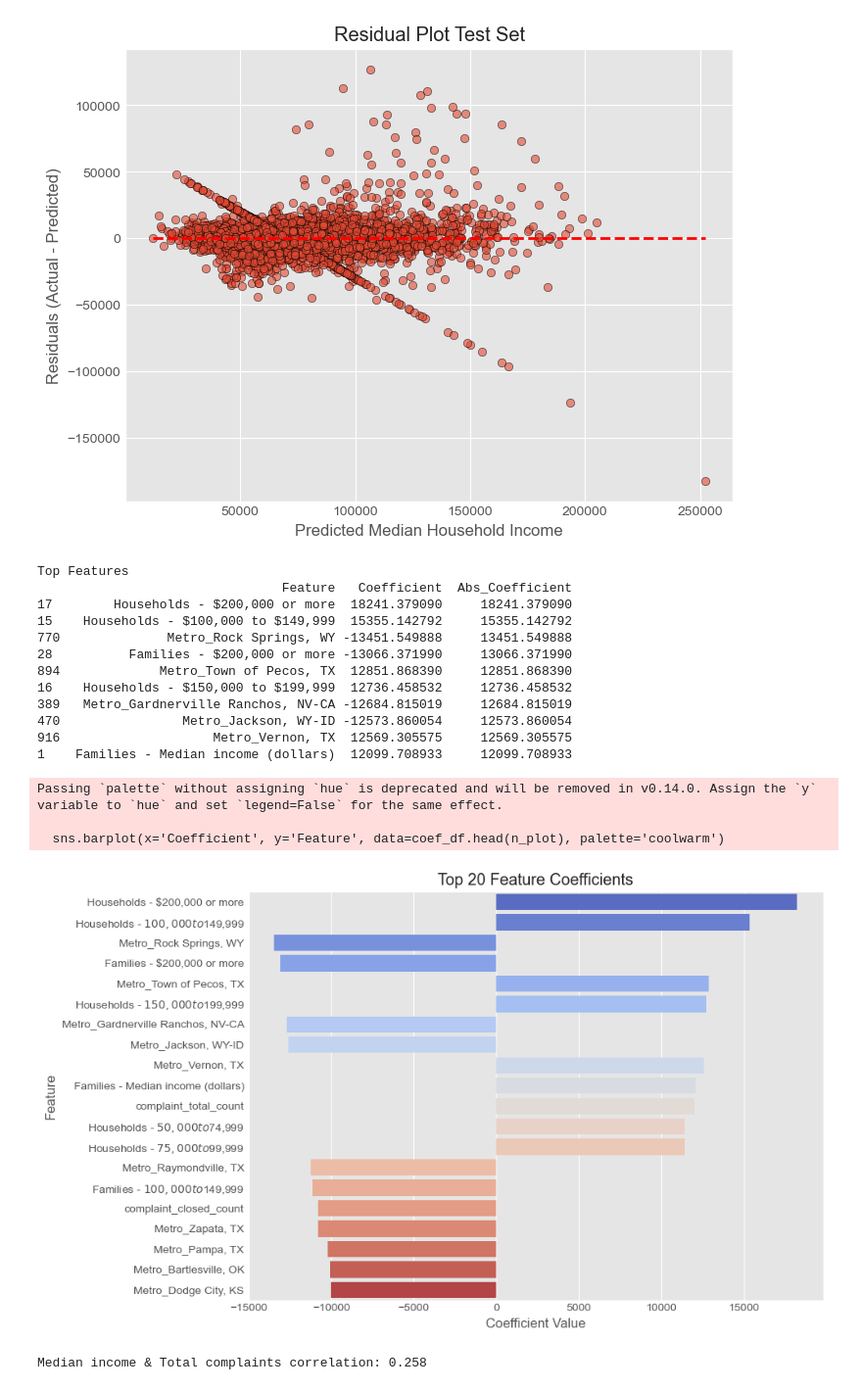
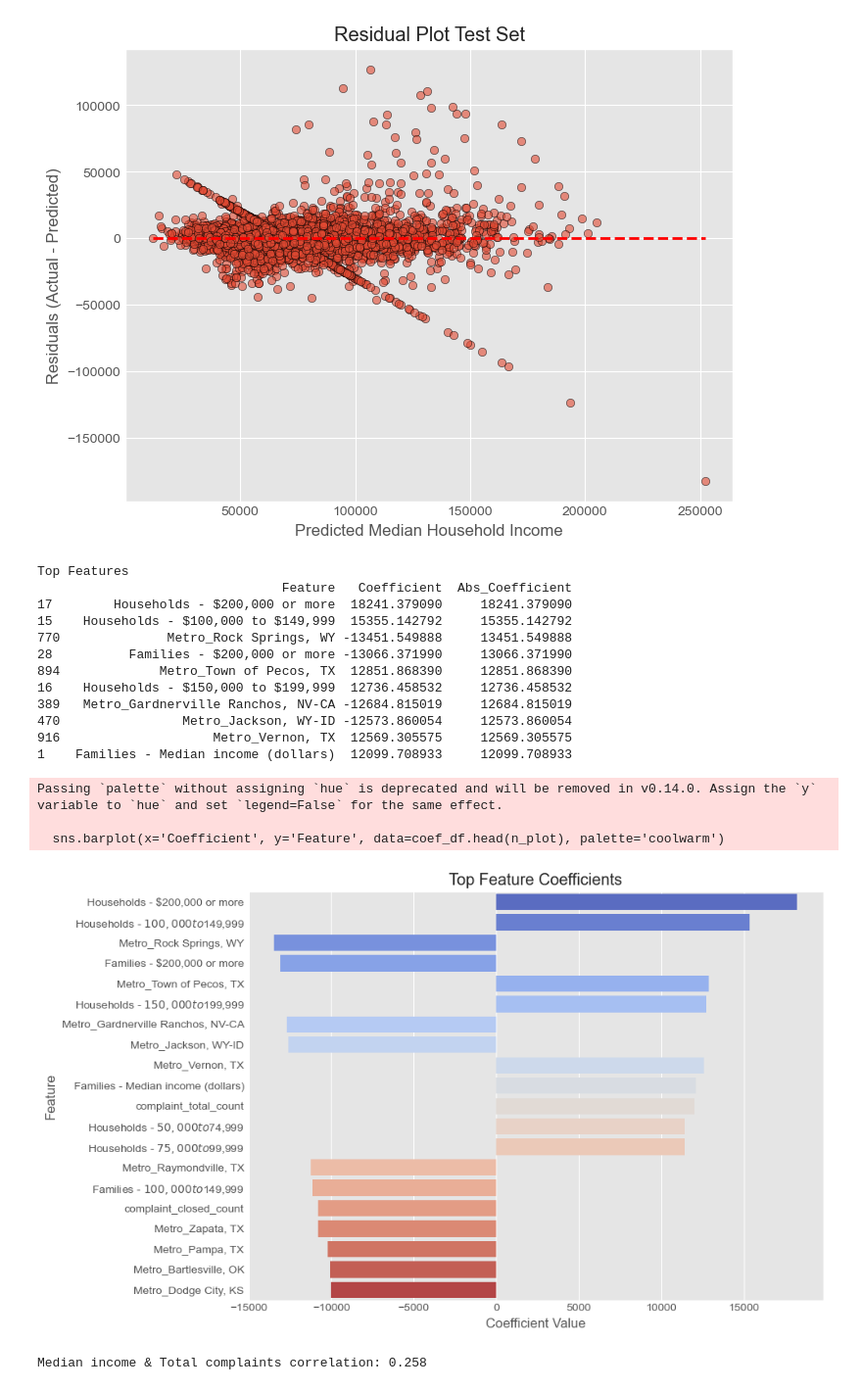
Before and after one commit to CrimsonCovenant/BankCustomerChurnProject, a Jupyter notebook: models.ipynb, the cells around one changed output. Shown at 98% size. Drawn from its saved outputs; the diff is of its cells as text; code cells hidden in the pictures.

```diff
--- a/models.ipynb
+++ b/models.ipynb
@@ -488,18 +488,16 @@ if 'ZIP' in df_income.columns:
 # %%
 if 'zip_code' in df_income.columns:
     df_income['zip_code'] = df_income['zip_code'].apply(clean_zip)
-    df_income.dropna(subset=['zip_code'], inplace=True) # Remove rows with invalid ZIPs
-    # Define target variable
+    df_income.dropna(subset=['zip_code'], inplace=True)
     income_target_col = 'Households - Median income (dollars)'
     if income_target_col in df_income.columns:
         df_income[income_target_col] = safe_to_numeric(df_income[income_target_col])
-        # Remove rows where target is missing or non-positive
         df_income = df_income[df_income[income_target_col] > 0]
         print(f"Target variable '{income_target_col}' prepared.")
     else:
-        raise ValueError(f"Target income column '{income_target_col}' not found.")
-    print(f"Income data shape after cleaning: {df_income.shape}")
+        raise ValueError(f"Target income column {income_target_col}")
+    print(f"Income data shape after cleaning {df_income.shape}")
 else:
-    raise ValueError("Column 'zip_code' not found in national_income data.")
+    raise ValueError("zip_code might have error")
 # %% [output]
 Target variable 'Households - Median income (dollars)' prepared.
@@ -749,35 +747,35 @@ try:
         print(coef_df.head(10))
         n_plot = 20
         plt.figure(figsize=(10, max(6, n_plot * 0.3)))
         sns.barplot(x='Coefficient', y='Feature', data=coef_df.head(n_plot), palette='coolwarm')
-        plt.title(f'Top {n_plot} Feature Coefficients')
+        plt.title(f'Top Feature Coefficients')
         plt.xlabel('Coefficient Value')
         plt.ylabel('Feature')
         plt.tight_layout()
         plt.show()
 
     else:
         print(f"Possible mismatch for names {len(all_feature_names)} {len(coefficients)}")
 
 except Exception as e:
     print(f"Error dont know why: {e}")
 # %% [output]
 Top Features
                                 Feature   Coefficient  Abs_Coefficient
 17        Households - $200,000 or more  18241.379090     18241.379090
 15    Households - $100,000 to $149,999  15355.142792     15355.142792
 770              Metro_Rock Springs, WY -13451.549888     13451.549888
 28          Families - $200,000 or more -13066.371990     13066.371990
 894             Metro_Town of Pecos, TX  12851.868390     12851.868390
 16    Households - $150,000 to $199,999  12736.458532     12736.458532
 389   Metro_Gardnerville Ranchos, NV-CA -12684.815019     12684.815019
 470                Metro_Jackson, WY-ID -12573.860054     12573.860054
 916                    Metro_Vernon, TX  12569.305575     12569.305575
 1    Families - Median income (dollars)  12099.708933     12099.708933
 Passing `palette` without assigning `hue` is deprecated and will be removed in v0.14.0. Assign the `y` variable to `hue` and set `legend=False` for the same effect.
 
   sns.barplot(x='Coefficient', y='Feature', data=coef_df.head(n_plot), palette='coolwarm')
-[figure, old version]
+[figure, new version]
 # %%
 if 'complaint_total_count' in merged_df.columns:
      correlation = merged_df[TARGET].corr(merged_df['complaint_total_count'])
```
Also changed, not shown: parts of 21 cells of this notebook, 2 other files.
